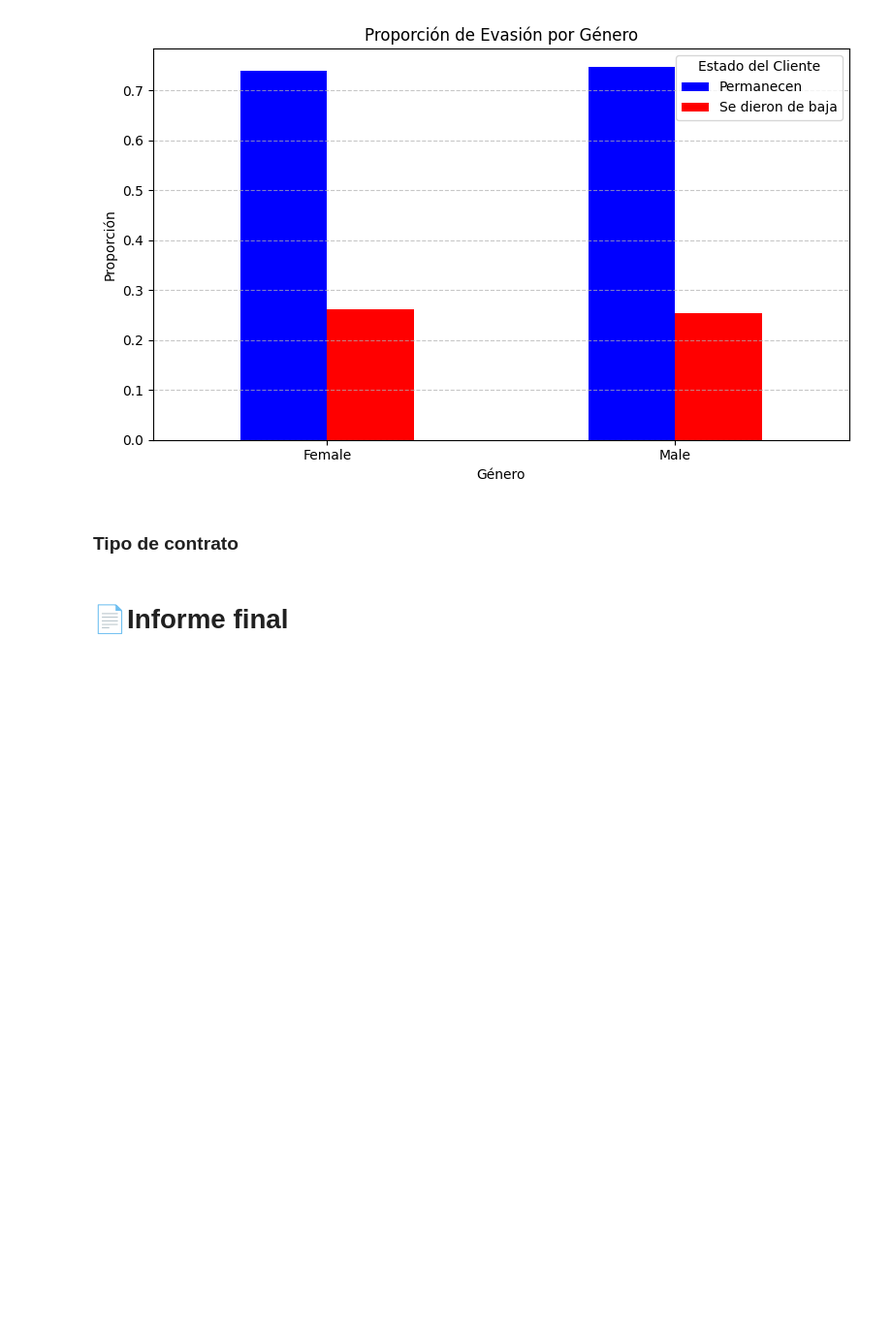
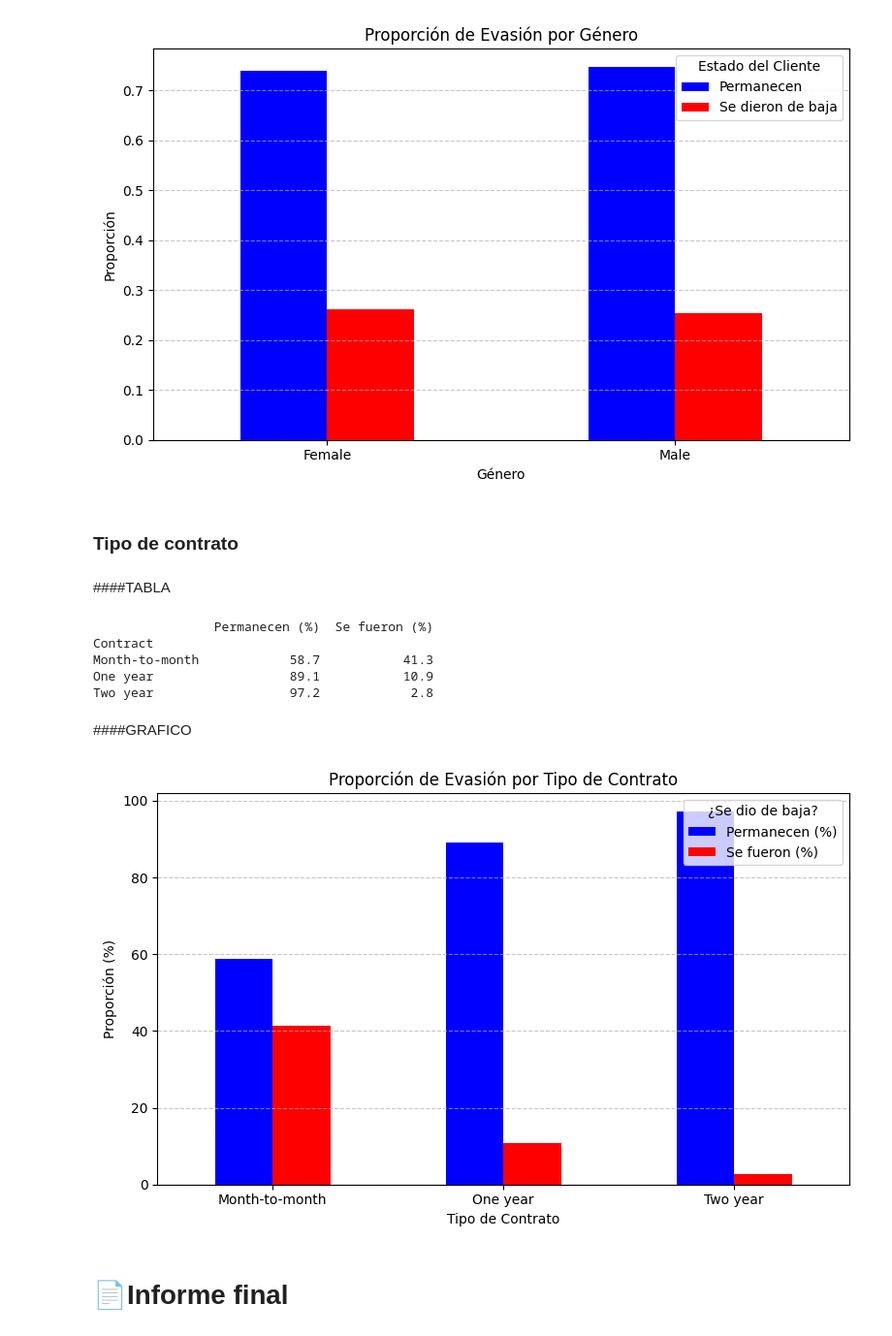
Before and after one commit to TWOD22/DesafioTelecomX, a Jupyter notebook: DesafioTelecomX.ipynb, the cells around one changed output. Shown at 97% size. Drawn from its saved outputs; the diff is of its cells as text; code cells hidden in the pictures; blank space fills up the shorter version.

Commit message:
Proporción de Evasión por Tipo de Contrato

```diff
--- a/DesafioTelecomX.ipynb
+++ b/DesafioTelecomX.ipynb
@@ -354,5 +354,36 @@ plt.show()
 [figure]
 # %% [markdown]
 ### Tipo de contrato
+# %% [markdown]
+####TABLA
+# %%
+tabla_contrato = pd.crosstab(df_normalized['Contract'], df_normalized['Churn'])
+
+
+tabla_contrato.columns = ['Permanecen (%)', 'Se fueron (%)']
+porcentaje_contrato = tabla_contrato.div(tabla_contrato.sum(axis=1), axis=0).round(3) * 100
+
+print(porcentaje_contrato)
+# %% [output]
+                Permanecen (%)  Se fueron (%)
+Contract
+Month-to-month            58.7           41.3
+One year                  89.1           10.9
+Two year                  97.2            2.8
+# %% [markdown]
+####GRAFICO
+# %%
+ax = porcentaje_contrato.plot(kind='bar', stacked=False, color=['blue', 'red'], figsize=(8, 5))
+
+plt.title('Proporción de Evasión por Tipo de Contrato')
+plt.xlabel('Tipo de Contrato')
+plt.ylabel('Proporción (%)')
+plt.xticks(rotation=0)
+plt.legend(title='¿Se dio de baja?', loc='upper right')
+plt.grid(axis='y', linestyle='--', alpha=0.7)
+plt.tight_layout()
+plt.show()
+# %% [output]
+[figure, added]
 # %% [markdown]
 # 📄Informe final
```
